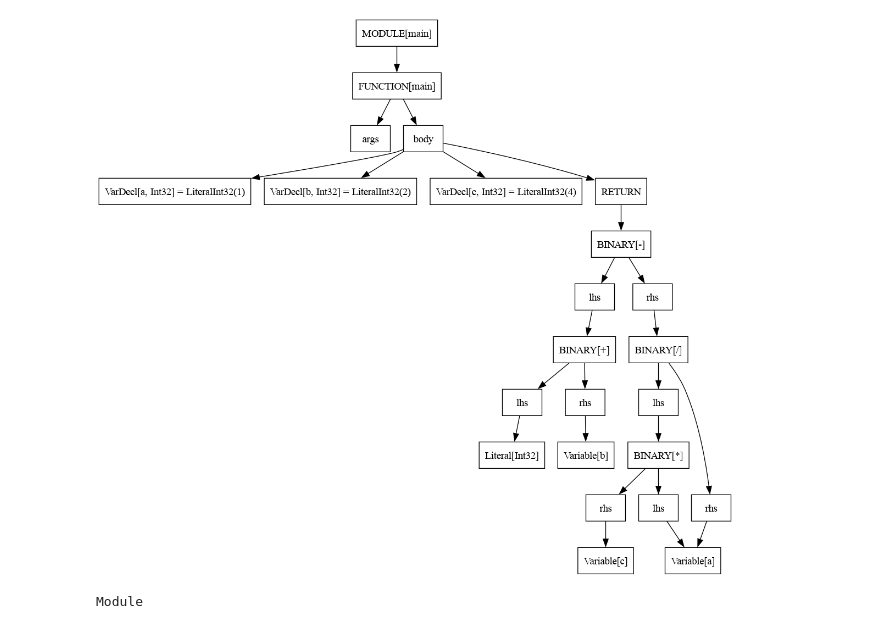
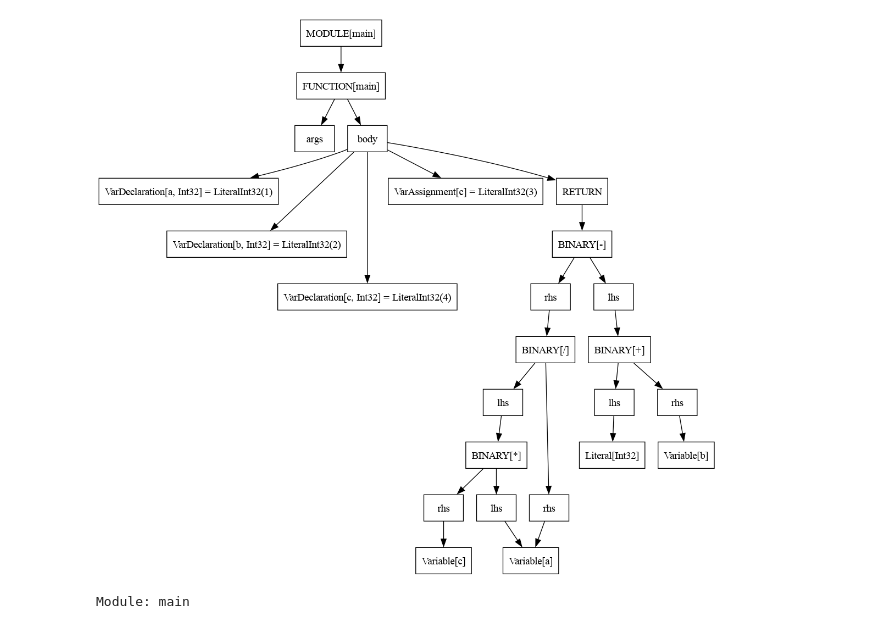
Before and after one commit to arxlang/astx, a Jupyter notebook: docs/tutorials/variables.ipynb, the cells around one changed output. Drawn from its saved outputs; the diff is of its cells as text; code cells hidden in the pictures.

Commit message:
Add final version of the tutorial about variables

```diff
--- a/docs/tutorials/variables.ipynb
+++ b/docs/tutorials/variables.ipynb
@@ -24,12 +35,45 @@ This example shows how to use the varaibles, without any previous declaration, i
 # %%
+# Initialize the ASTx module
 module = astx.Module()
 
-decl_a = astx.VarDecl(name="a", type_=astx.Int32, value=astx.LiteralInt32(1))
-decl_b = astx.VarDecl(name="b", type_=astx.Int32, value=astx.LiteralInt32(2))
-decl_c = astx.VarDecl(name="c", type_=astx.Int32, value=astx.LiteralInt32(4))
+# Declare variables 'a', 'b', and 'c' with initial values
+decl_a = astx.VarDeclaration(name="a", type_=astx.Int32, value=astx.LiteralInt32(1))
+decl_b = astx.VarDeclaration(name="b", type_=astx.Int32, value=astx.LiteralInt32(2))
+decl_c = astx.VarDeclaration(name="c", type_=astx.Int32, value=astx.LiteralInt32(4))
 
+# Reassign a new value to variable 'c'
+assign_c = astx.VarAssignment(name="c", value=astx.LiteralInt32(3))
+
+# Create ASTx Variable objects
 a = astx.Variable(name="a")
 b = astx.Variable(name="b")
 c = astx.Variable(name="c")
 
+# Create a literal integer
 lit_1 = astx.LiteralInt32(1)
+
+# Perform basic operations
+basic_op = lit_1 + b - a * c / a
+
+# Define the main function prototype
+main_proto = astx.FunctionPrototype(
+    name="main", args=[], return_type=astx.Int32
+)
+
+# Create a block of code and append variable declarations and operations
+main_block = astx.Block()
+main_block.append(decl_a)
+main_block.append(decl_b)
+main_block.append(decl_c)
+main_block.append(assign_c)
+main_block.append(astx.FunctionReturn(basic_op))
+
+# Define the main function with its body
+main_fn = astx.Function(prototype=main_proto, body=main_block)
+
+# Append the main function to the module block
+module.block.append(main_fn)
+module
+# %% [output]
+[figure, added]
+Module: main
@@ -50,5 +79,0 @@ module.block.append(main_fn)
-# %%
-module
-# %% [output]
-[figure, removed]
-Module
```
Also changed, not shown: parts of 14 cells of this notebook, 8 other files.
